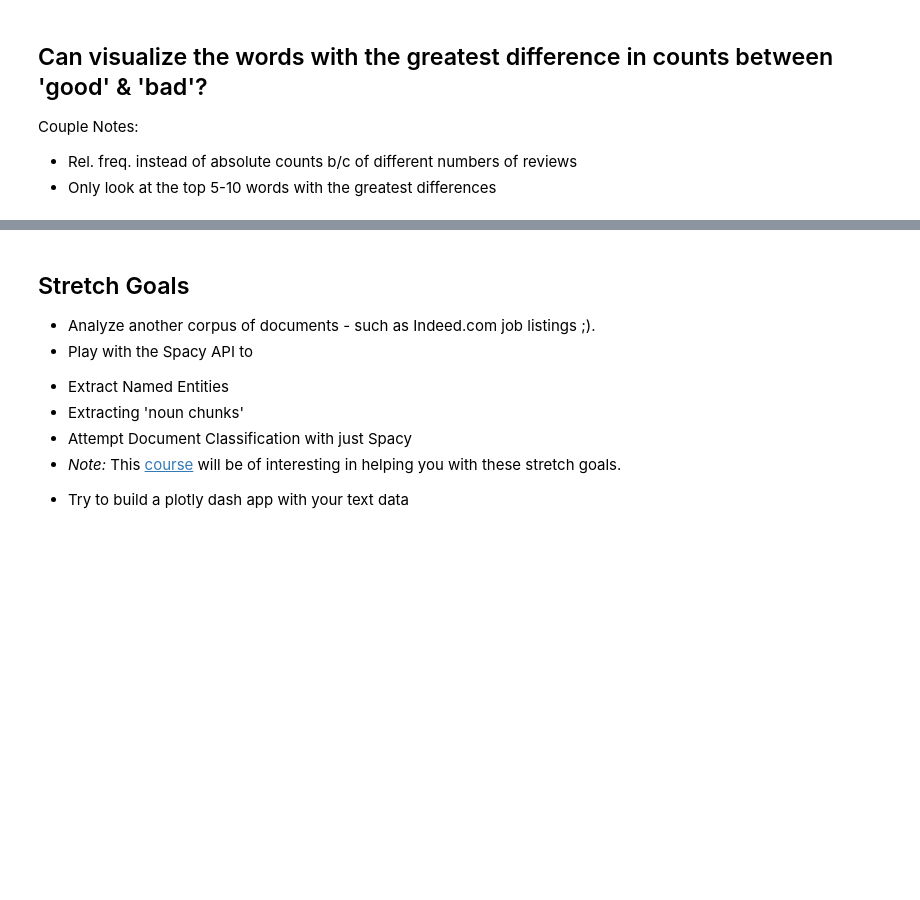
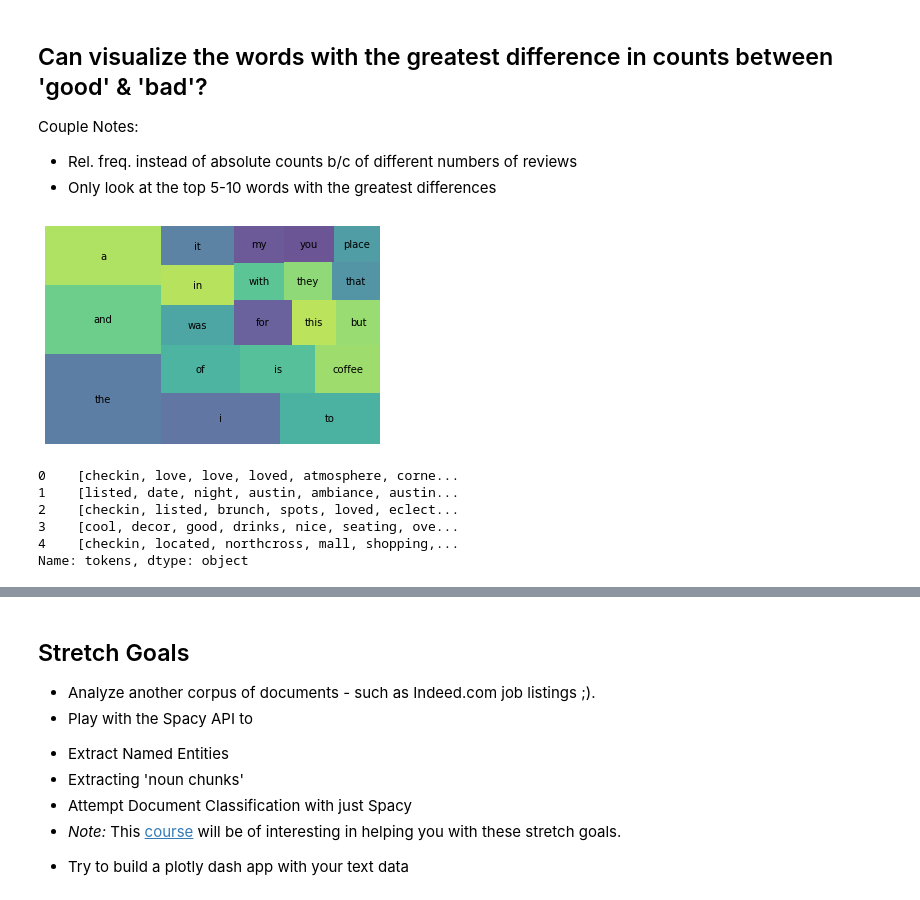
Before and after one commit to RMDircio/DS-Unit-4-Sprint-1-NLP, a Jupyter notebook: module1-text-data/Regina_Dircio_DSPT5_Unit4_Text_Data_Assignment.ipynb, the cells around one changed output, grey strips where cells are left out. Drawn from its saved outputs; the diff is of its cells as text; code cells hidden in the pictures; blank space fills up the shorter version.

```diff
--- a/module1-text-data/Regina_Dircio_DSPT5_Unit4_Text_Data_Assignment.ipynb
+++ b/module1-text-data/Regina_Dircio_DSPT5_Unit4_Text_Data_Assignment.ipynb
@@ -98,11 +118,11 @@ def tokenize(text):
         list: tokens parsed out by the mechanics of your choice
     """
     # Can also use [^\w\s]
-    tokens = re.sub('[^a-zA-Z ]', '', text)
-    tokens = tokens.lower().split()
-#     "[^A-Za-z]+", "")
-    return tokens
+#     tokens = re.sub('[^a-zA-Z ]', '', text)
+#     tokens = tokens.lower().split()
+
+    return letters(text).lower().split()
 # %%
 # run the tokenize function on the review column
-import re
-clean_shops['full_review_text'] = clean_shops['full_review_text'].apply(tokenize)
+
+clean_shops['tokens'] = clean_shops['full_review_text'].apply(tokenize)
@@ -125,0 +175,7 @@ clean_shops.head()
+# %%
+# count the most used words
+word_counts = Counter()
+clean_shops['tokens'].apply(lambda x: word_counts.update(x))
+
+# Print out the 10 most common words
+word_counts.most_common(10)
@@ -125,0 +239,4 @@ clean_shops.head()
+# %%
+# Use the Function
+wc = count(clean_shops['tokens'])
+wc.head()
@@ -129,3 +253,11 @@ clean_shops.head()
 Couple Notes:
 - Rel. freq. instead of absolute counts b/c of different numbers of reviews
 - Only look at the top 5-10 words with the greatest differences
+# %%
+wc_top20 = wc[wc['rank'] <= 20]
+
+squarify.plot(sizes=wc_top20['pct_total'], label=wc_top20['word'], alpha=.8 )
+plt.axis('off')
+plt.show()
+# %% [output]
+[figure, added]
@@ -131,0 +292,9 @@ Couple Notes:
+# %%
+clean_shops['tokens'].head()
+# %% [output]
+0    [checkin, love, love, loved, atmosphere, corne...
+1    [listed, date, night, austin, ambiance, austin...
+2    [checkin, listed, brunch, spots, loved, eclect...
+3    [cool, decor, good, drinks, nice, seating, ove...
+4    [checkin, located, northcross, mall, shopping,...
+Name: tokens, dtype: object
```
Also changed, not shown: parts of 30 cells of this notebook, 1 other file.
